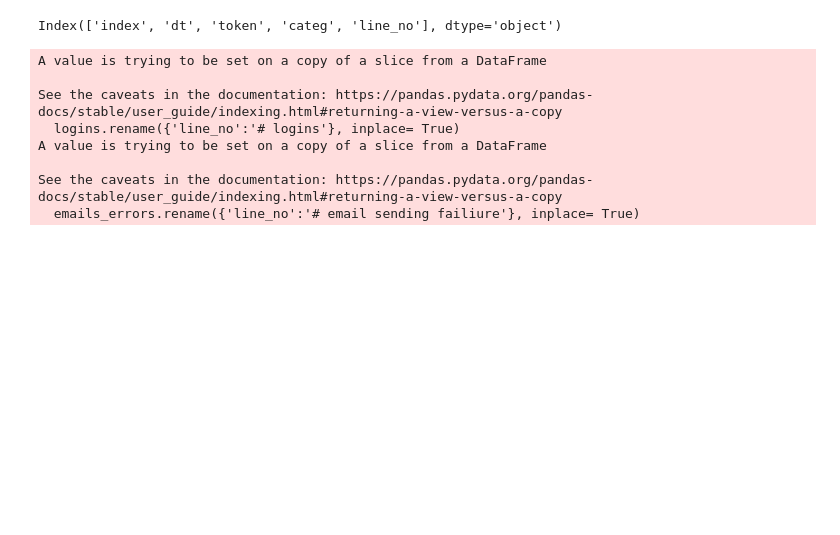
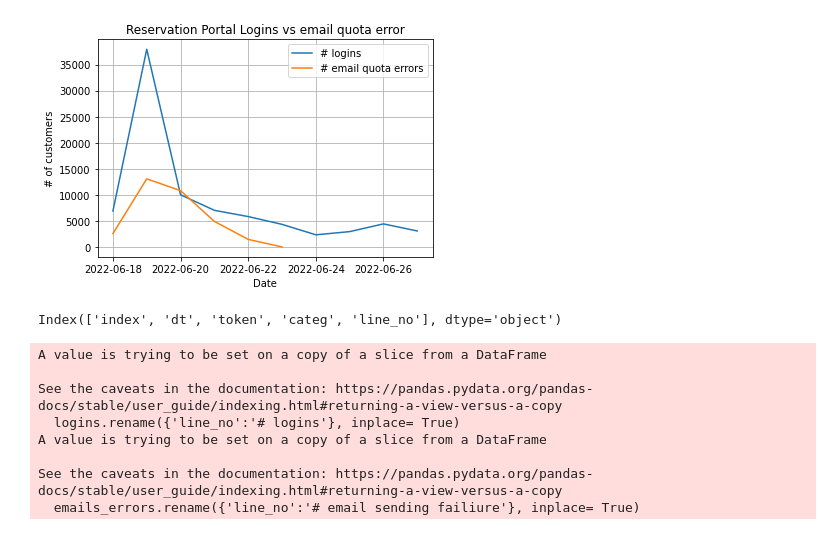
Before and after one commit to yjad/portal_logs, a Jupyter notebook: test.ipynb, the cells around one changed output. Cells and saved outputs as stored; diff of their text form; code cells hidden in the pictures; blank space fills up the shorter version.

Commit message:
plot savefig

```diff
--- a/test.ipynb
+++ b/test.ipynb
@@ -21,12 +21,22 @@ pd.to_datetime(df['log_date']).dt.date
 
 
 conn, cursor = db.open_db()
-
-stats_all = pd.read_sql("select * from log_stats WHERE categ = 'user'", conn)
-
-
-conn.commit()
-stats_all
+cmd = """
+select * from
+(select dt, sum(line_no) '# logins' from log_stats where token = 'Login Success' group by dt)
+left join
+(select dt, sum(line_no) '# email quota errors' from log_stats where token = 'MailSendException' group by dt)
+using (dt)
+"""
+df = pd.read_sql(cmd, conn)
+cursor.close()
+# %%
+fig = df.plot(x='dt', y=['# logins', '# email quota errors'], title = 'Reservation Portal Logins vs email quota error', grid=True,
+xlabel = 'Date', ylabel = '# of customers').get_figure()
+
+fig.savefig(r'.\out\email quota.jpg')
+# %% [output]
+[figure, added]
 # %%
 stats_all.columns
 # %% [output]
```
